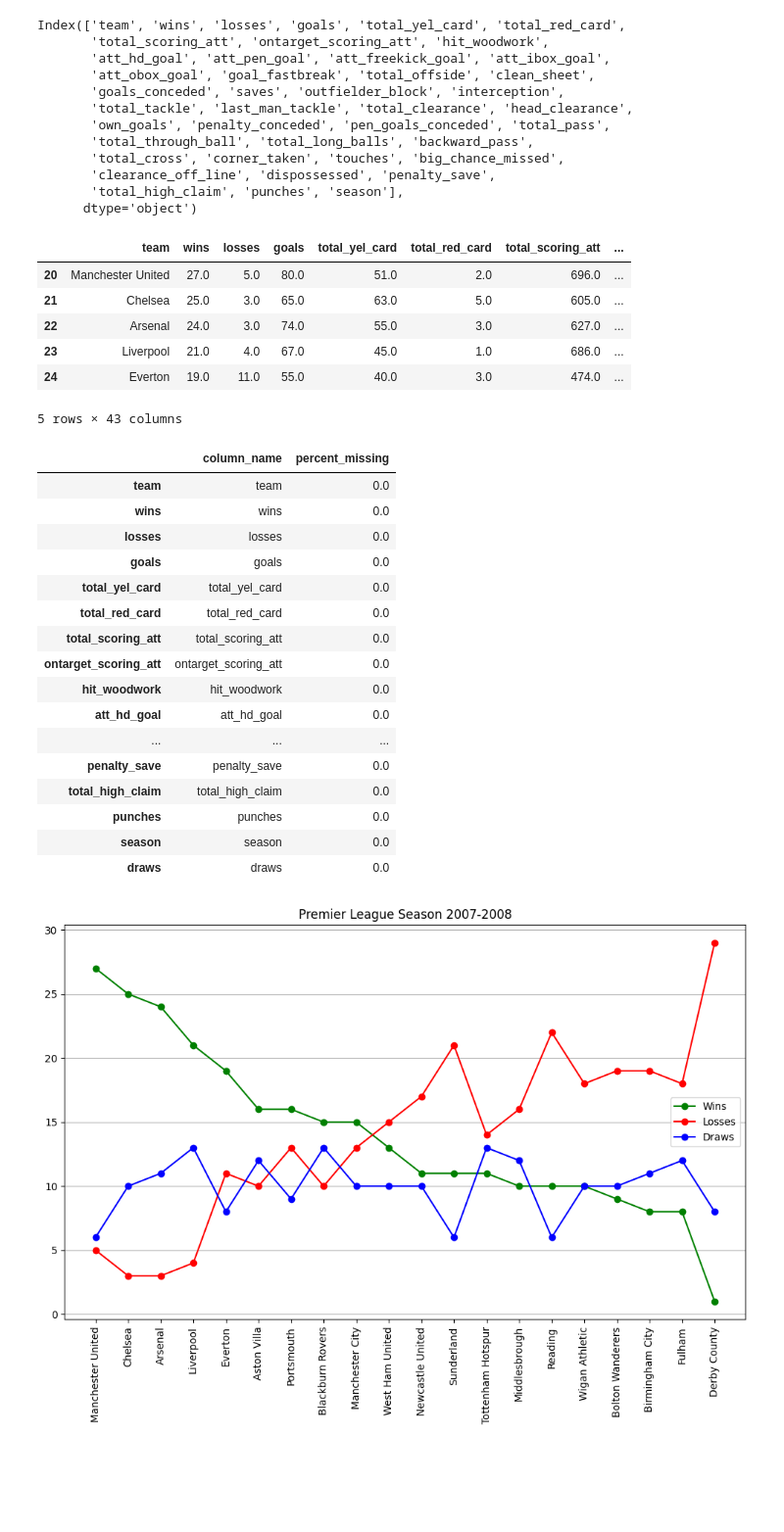
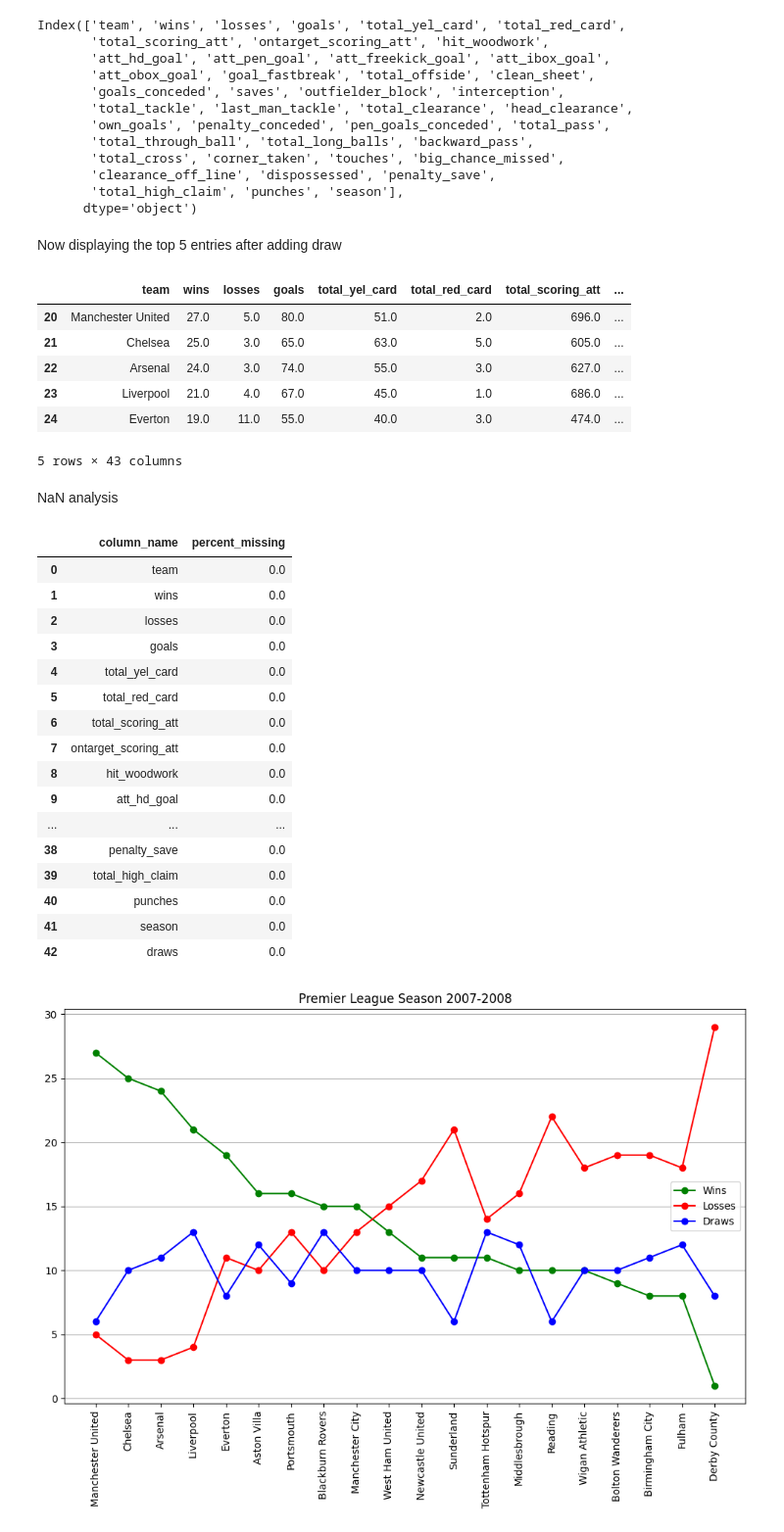
Before and after one commit to addu2612/Premier_League_Analysis, a Jupyter notebook: Mini_Project_Python.ipynb, the cells around one changed output. Shown at 98% size. Saved outputs shown, nothing was run; the diff lists cells and outputs as text; code cells hidden in the pictures; blank space fills up the shorter version.

```diff
--- a/Mini_Project_Python.ipynb
+++ b/Mini_Project_Python.ipynb
@@ -96,15 +132,16 @@ Index(['team', 'wins', 'losses', 'goals', 'total_yel_card', 'total_red_card',
        'clearance_off_line', 'dispossessed', 'penalty_save',
        'total_high_claim', 'punches', 'season'],
       dtype='object')
+# %% [markdown]
+Now displaying the top 5 entries after adding draw
 # %%
 stats['draws'] = 38-(stats.wins + stats.losses)
+stats.head()
+# %% [output]
+|  | team | wins | losses | goals | total_yel_card | total_red_card | total_scoring_att | ... |
+| 20 | Manchester United | 27.0 | 5.0 | 80.0 | 51.0 | 2.0 | 696.0 | ... |
+| 21 | Chelsea | 25.0 | 3.0 | 65.0 | 63.0 | 5.0 | 605.0 | ... |
+| 22 | Arsenal | 24.0 | 3.0 | 74.0 | 55.0 | 3.0 | 627.0 | ... |
+| 23 | Liverpool | 21.0 | 4.0 | 67.0 | 45.0 | 1.0 | 686.0 | ... |
+| 24 | Everton | 19.0 | 11.0 | 55.0 | 40.0 | 3.0 | 474.0 | ... |
+5 rows × 43 columns
-# %%
-stats.head()
-# %% [output]
-|  | team | wins | losses | goals | total_yel_card | total_red_card | total_scoring_att | ... |
-| 20 | Manchester United | 27.0 | 5.0 | 80.0 | 51.0 | 2.0 | 696.0 | ... |
-| 21 | Chelsea | 25.0 | 3.0 | 65.0 | 63.0 | 5.0 | 605.0 | ... |
-| 22 | Arsenal | 24.0 | 3.0 | 74.0 | 55.0 | 3.0 | 627.0 | ... |
-| 23 | Liverpool | 21.0 | 4.0 | 67.0 | 45.0 | 1.0 | 686.0 | ... |
-| 24 | Everton | 19.0 | 11.0 | 55.0 | 40.0 | 3.0 | 474.0 | ... |
-5 rows × 43 columns
@@ -114,25 +148,26 @@ x = np.arange(len(label))
+# %% [markdown]
+NaN analysis
 # %%
 percent_missing = stats.isnull().sum() * 100 / len(stats)
-missing_value_df = pd.DataFrame({'column_name': stats.columns,
-                                 'percent_missing': percent_missing})
+missing_value_df = pd.DataFrame({'column_name': percent_missing.index, 'percent_missing': percent_missing.values})
 missing_value_df
 # %% [output]
 |  | column_name | percent_missing |
-| team | team | 0.0 |
-| wins | wins | 0.0 |
-| losses | losses | 0.0 |
-| goals | goals | 0.0 |
-| total_yel_card | total_yel_card | 0.0 |
-| total_red_card | total_red_card | 0.0 |
-| total_scoring_att | total_scoring_att | 0.0 |
-| ontarget_scoring_att | ontarget_scoring_att | 0.0 |
-| hit_woodwork | hit_woodwork | 0.0 |
-| att_hd_goal | att_hd_goal | 0.0 |
+| 0 | team | 0.0 |
+| 1 | wins | 0.0 |
+| 2 | losses | 0.0 |
+| 3 | goals | 0.0 |
+| 4 | total_yel_card | 0.0 |
+| 5 | total_red_card | 0.0 |
+| 6 | total_scoring_att | 0.0 |
+| 7 | ontarget_scoring_att | 0.0 |
+| 8 | hit_woodwork | 0.0 |
+| 9 | att_hd_goal | 0.0 |
 | ... | ... | ... |
-| penalty_save | penalty_save | 0.0 |
-| total_high_claim | total_high_claim | 0.0 |
-| punches | punches | 0.0 |
-| season | season | 0.0 |
-| draws | draws | 0.0 |
+| 38 | penalty_save | 0.0 |
+| 39 | total_high_claim | 0.0 |
+| 40 | punches | 0.0 |
+| 41 | season | 0.0 |
+| 42 | draws | 0.0 |
 # %%
 stats=stats.drop(columns=['backward_pass','big_chance_missed'])
```
Also changed, not shown: parts of 16 cells of this notebook.
